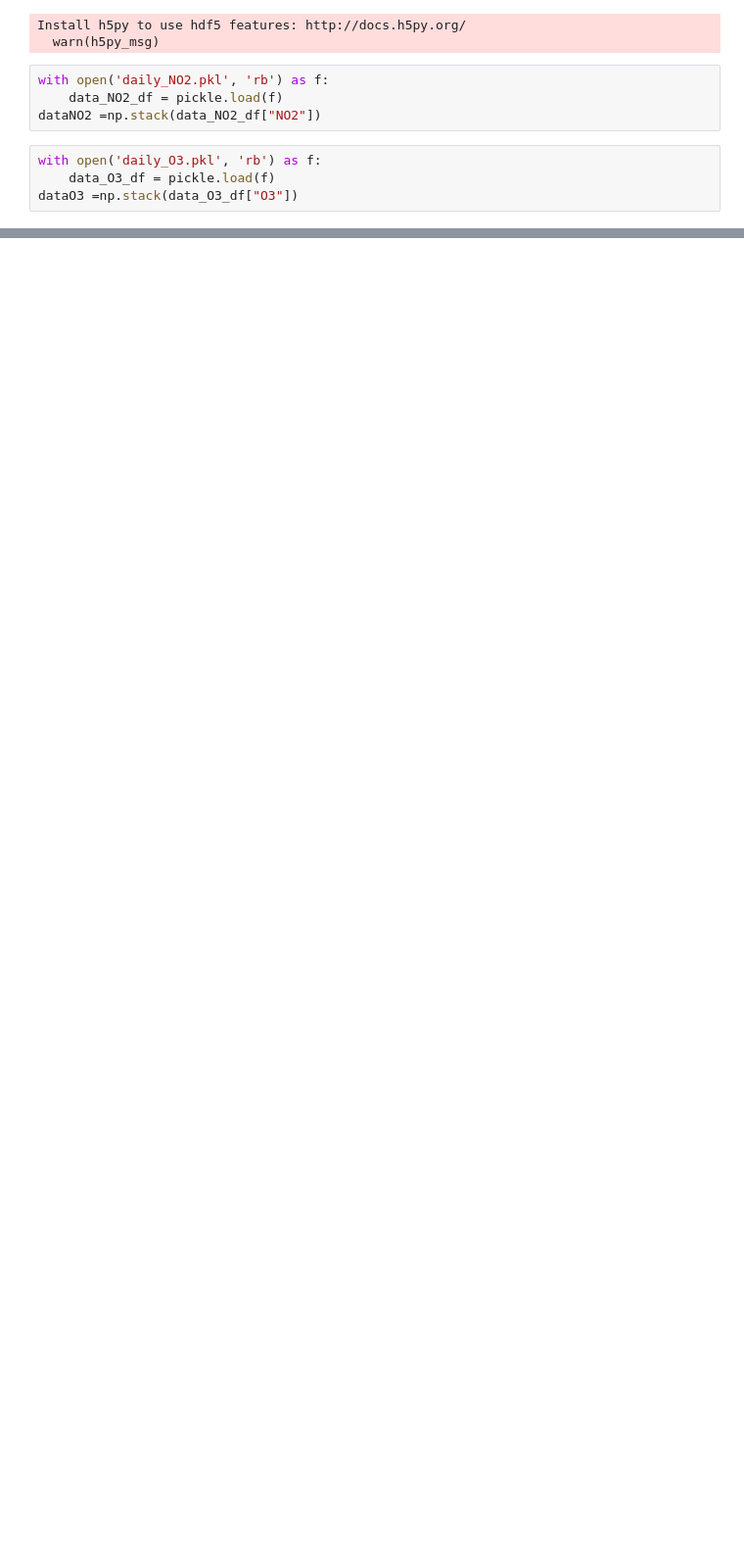
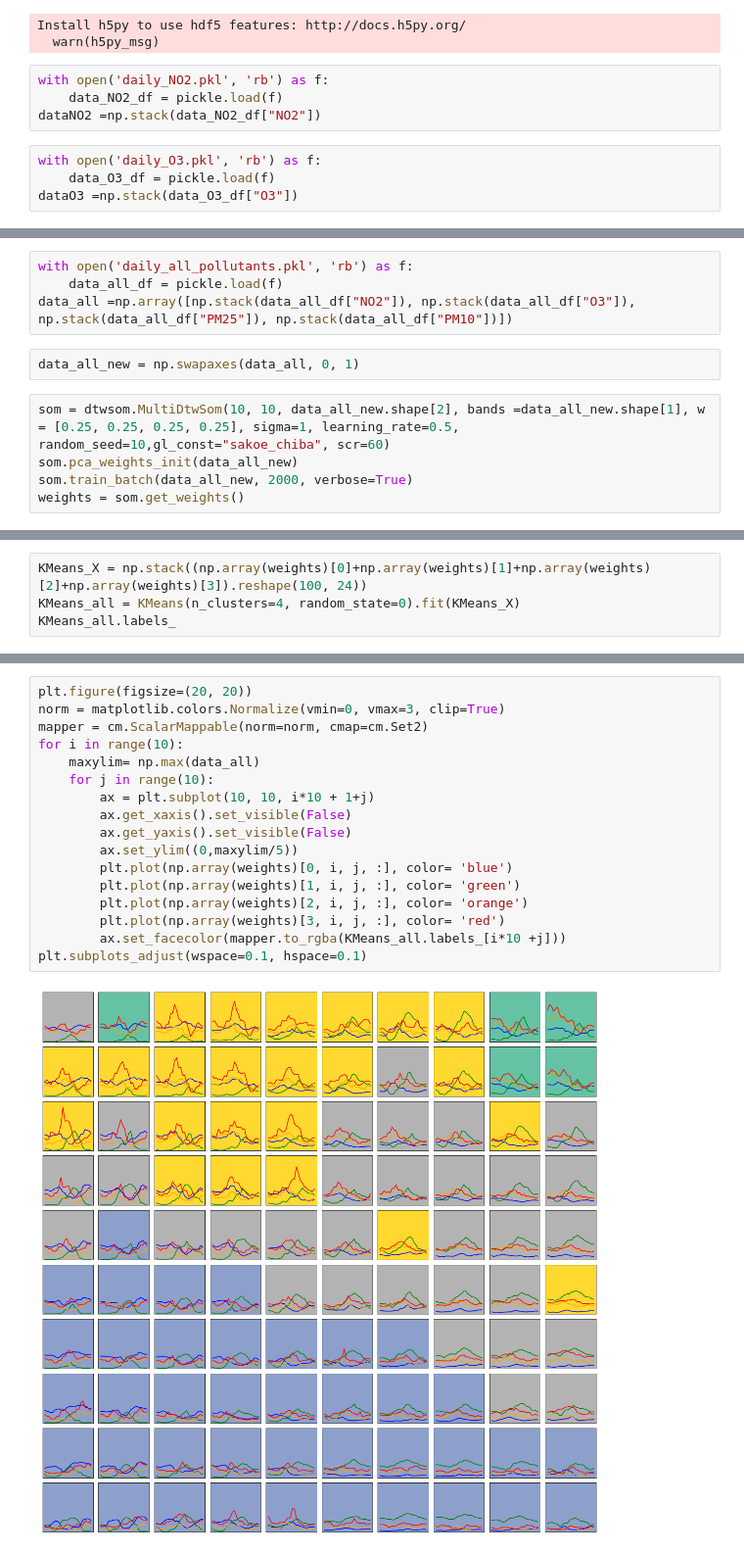
Before and after one commit to Kenan-Li/dtwsom, a Jupyter notebook: examples/examples.ipynb, the cells around one changed output, grey strips where cells are left out. Shown at 98% size. Drawn from its saved outputs; the diff is of its cells as text; blank space fills up the shorter version.

```diff
--- a/examples/examples.ipynb
+++ b/examples/examples.ipynb
@@ -28,0 +29,11 @@ dataNO2plusO3=np.array([dataO3[:1000, :], dataNO2[:1000, :]])
+# %%
+with open('daily_all_pollutants.pkl', 'rb') as f:
+    data_all_df = pickle.load(f)
+data_all =np.array([np.stack(data_all_df["NO2"]), np.stack(data_all_df["O3"]), np.stack(data_all_df["PM25"]), np.stack(data_all_df["PM10"])])
+# %%
+data_all_new = np.swapaxes(data_all, 0, 1)
+# %%
+som = dtwsom.MultiDtwSom(10, 10, data_all_new.shape[2], bands =data_all_new.shape[1], w = [0.25, 0.25, 0.25, 0.25], sigma=1, learning_rate=0.5, random_seed=10,gl_const="sakoe_chiba", scr=60)
+som.pca_weights_init(data_all_new)
+som.train_batch(data_all_new, 2000, verbose=True)
+weights = som.get_weights()
@@ -28,0 +42,4 @@ dataNO2plusO3=np.array([dataO3[:1000, :], dataNO2[:1000, :]])
+# %%
+KMeans_X = np.stack((np.array(weights)[0]+np.array(weights)[1]+np.array(weights)[2]+np.array(weights)[3]).reshape(100, 24))
+KMeans_all = KMeans(n_clusters=4, random_state=0).fit(KMeans_X)
+KMeans_all.labels_
@@ -28,0 +52,19 @@ dataNO2plusO3=np.array([dataO3[:1000, :], dataNO2[:1000, :]])
+# %%
+plt.figure(figsize=(20, 20))
+norm = matplotlib.colors.Normalize(vmin=0, vmax=3, clip=True)
+mapper = cm.ScalarMappable(norm=norm, cmap=cm.Set2)
+for i in range(10):
+    maxylim= np.max(data_all)
+    for j in range(10):
+        ax = plt.subplot(10, 10, i*10 + 1+j)
+        ax.get_xaxis().set_visible(False)
+        ax.get_yaxis().set_visible(False)
+        ax.set_ylim((0,maxylim/5))
+        plt.plot(np.array(weights)[0, i, j, :], color= 'blue')
+        plt.plot(np.array(weights)[1, i, j, :], color= 'green')
+        plt.plot(np.array(weights)[2, i, j, :], color= 'orange')
+        plt.plot(np.array(weights)[3, i, j, :], color= 'red')
+        ax.set_facecolor(mapper.to_rgba(KMeans_all.labels_[i*10 +j]))
+plt.subplots_adjust(wspace=0.1, hspace=0.1)
+# %% [output]
+[figure, added]
```
Also changed, not shown: parts of 22 cells of this notebook, 2 other files.
